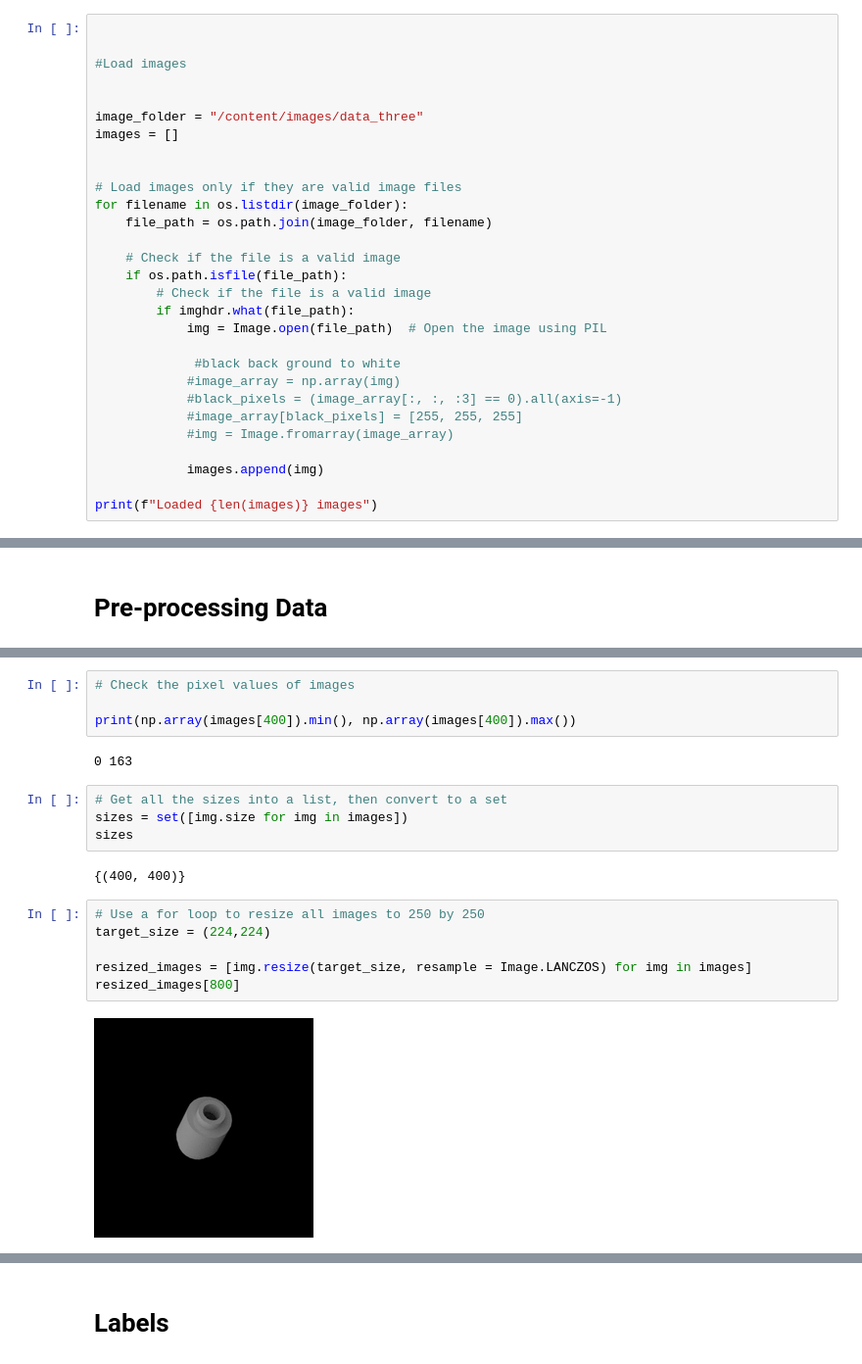
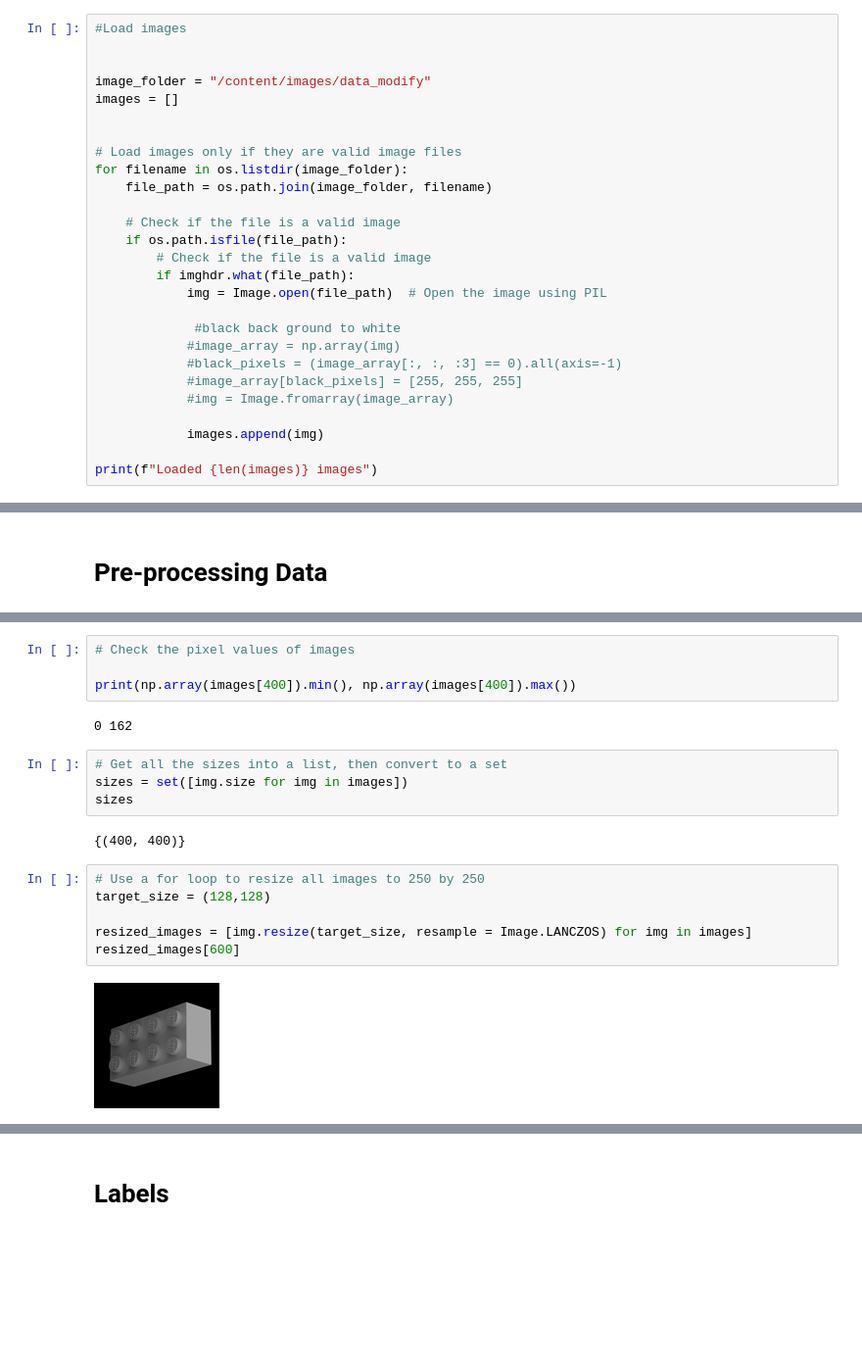
Before and after one commit to maadhuvijay/Project-3-AI-Bootcamp, a Jupyter notebook: Lego_classifier.ipynb, the cells around one changed output, grey strips where cells are left out. Shown: that part at 98% size. Cells and saved outputs as stored; diff of their text form; blank space fills up the shorter version.

```diff
--- a/Lego_classifier.ipynb
+++ b/Lego_classifier.ipynb
@@ -43,12 +43,10 @@ zip_file = "data_three.zip"  # Change to your filename
 with zipfile.ZipFile(zip_file, 'r') as zip_ref:
     zip_ref.extractall("/content/images")  # Extract to 'images' folder
 # %%
-
-
 #Load images
 
 
-image_folder = "/content/images/data_three"
+image_folder = "/content/images/data_modify"
 images = []
 
 
@@ -160,7 +162,7 @@ images[800].size
 
 print(np.array(images[400]).min(), np.array(images[400]).max())
 # %% [output]
-0 163
+0 162
 # %%
 # Get all the sizes into a list, then convert to a set
 sizes = set([img.size for img in images])
@@ -169,12 +171,12 @@ sizes
 {(400, 400)}
 # %%
 # Use a for loop to resize all images to 250 by 250
-target_size = (224,224)
+target_size = (128,128)
 
 resized_images = [img.resize(target_size, resample = Image.LANCZOS) for img in images]
-resized_images[800]
+resized_images[600]
 # %% [output]
-[figure, old version]
+[figure, new version]
 # %%
 # Verify the resizing of all images
 # Get all the sizes into a list, then convert to a set
```
Also changed, not shown: parts of 62 cells of this notebook.
